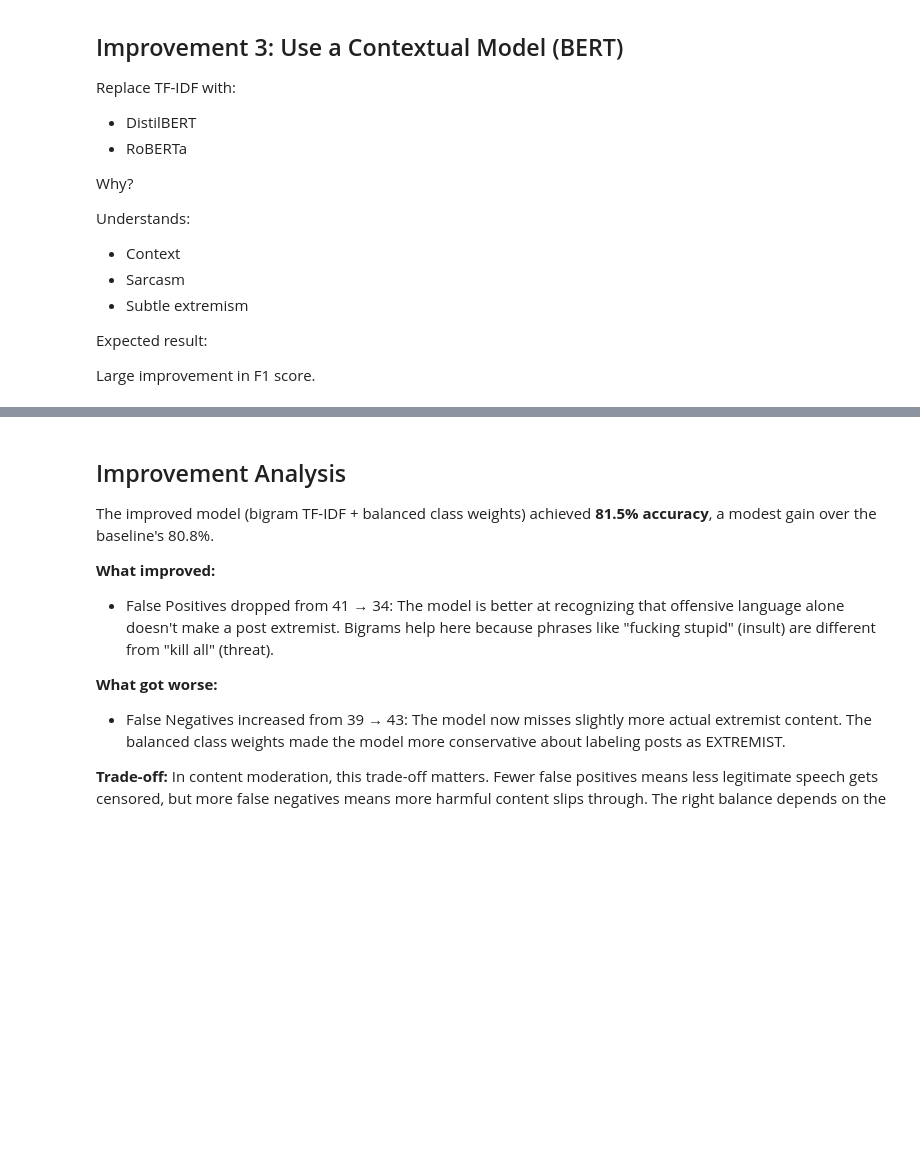
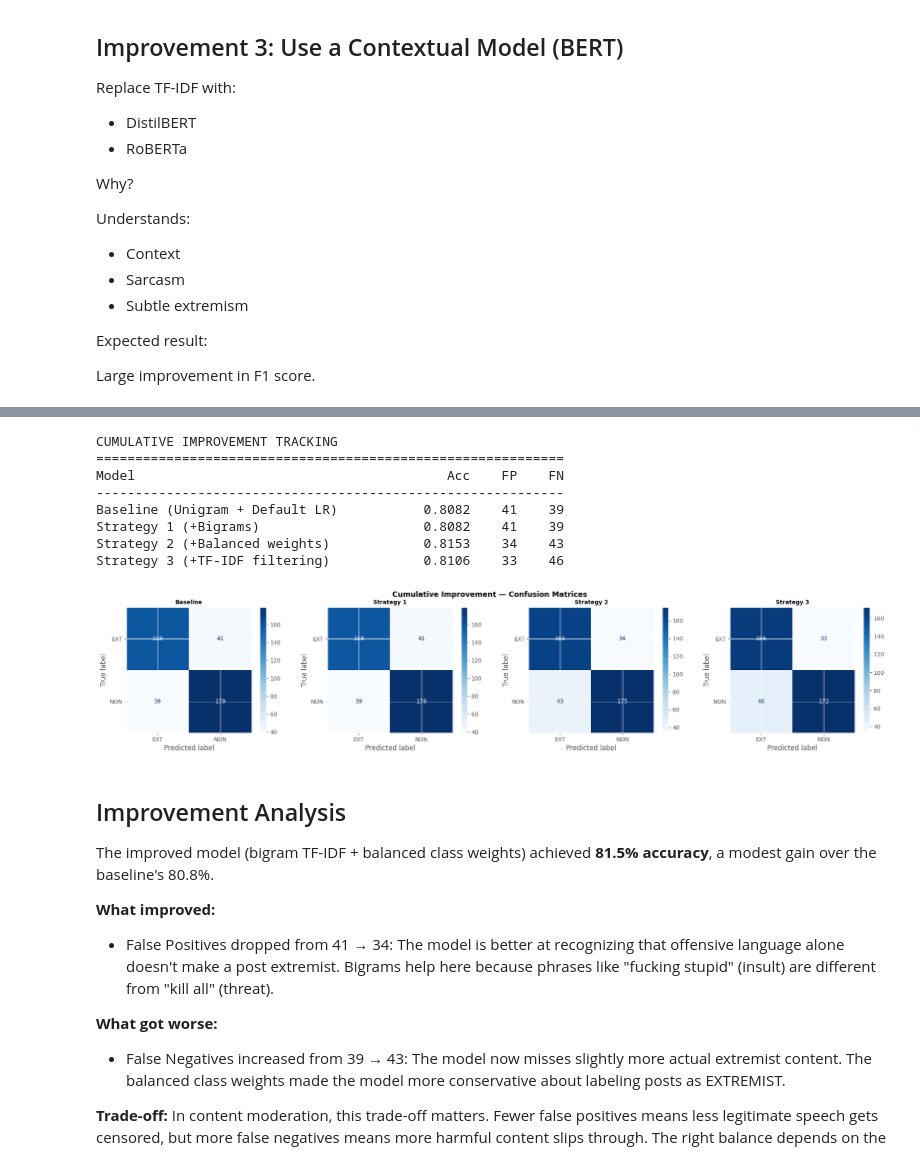
Before and after one commit to AdeiTech-star/04-637-Mobile-Big-Data-Analytics-and-Management, a Jupyter notebook: HealthCareGroup_assignment2.ipynb, the cells around one changed output, grey strips where cells are left out. Saved outputs shown, nothing was run; the diff lists cells and outputs as text; code cells hidden in the pictures; blank space fills up the shorter version.

```diff
--- a/HealthCareGroup_assignment2.ipynb
+++ b/HealthCareGroup_assignment2.ipynb
@@ -1881,0 +1811,17 @@ Overall Accuracy                                  0.8082     0.8153
+# %%
+# ============================================================
+# STRATEGY 2: Add balanced class weights (applied to Strategy 1)
+# ============================================================
+print("STRATEGY 2: Adding balanced class weights (on top of Strategy 1)")
+print("=" * 50)
+print("Change: class_weight=None → class_weight='balanced'")
+print("Why: Gives more weight to the minority class (EXTREMIST),")
+print("     potentially reducing missed extremist content (False Negatives).\n")
+
+lr_s2 = LogisticRegression(class_weight='balanced')  # added balanced weights
+lr_s2.fit(X_train_s1, y_train)  # same bigram features from Strategy 1
+y_val_pred_s2 = lr_s2.predict(X_val_s1)
+
+print(f"Training accuracy:   {lr_s2.score(X_train_s1, y_train):.4f}")
+print(f"Validation accuracy: {lr_s2.score(X_val_s1, y_val):.4f}")
+print(classification_report(y_val, y_val_pred_s2))
@@ -1882,3 +1887,46 @@ Overall Accuracy                                  0.8082     0.8153
+# %%
+# ============================================================
+# CUMULATIVE COMPARISON
+# ============================================================
+print("CUMULATIVE IMPROVEMENT TRACKING")
+print("=" * 60)
+
+models = {
+    'Baseline (Unigram + Default LR)': y_val_pred,
+    'Strategy 1 (+Bigrams)': y_val_pred_s1,
+    'Strategy 2 (+Balanced weights)': y_val_pred_s2,
+    'Strategy 3 (+TF-IDF filtering)': y_val_pred_s3,
+}
+
+print(f"{'Model':<40} {'Acc':>7} {'FP':>5} {'FN':>5}")
+print("-" * 60)
+for name, preds in models.items():
+    cm = confusion_matrix(y_val, preds)
+    tn, fp, fn, tp = cm.ravel()
+    acc = (tp + tn) / len(y_val)
+    print(f"{name:<40} {acc:>7.4f} {fp:>5} {fn:>5}")
+
+# Confusion matrices side by side
+fig, axes = plt.subplots(1, 4, figsize=(20, 4))
+for ax, (name, preds) in zip(axes, models.items()):
+    cm = confusion_matrix(y_val, preds)
+    ConfusionMatrixDisplay(confusion_matrix=cm, display_labels=['EXT', 'NON']).plot(ax=ax, cmap='Blues', values_format='d')
+    short_name = name.split('(')[0].strip()
+    ax.set_title(short_name, fontsize=10, fontweight='bold')
+
+plt.suptitle('Cumulative Improvement — Confusion Matrices', fontsize=13, fontweight='bold')
+plt.tight_layout()
+plt.show()
+# %% [output]
+CUMULATIVE IMPROVEMENT TRACKING
+============================================================
+Model                                        Acc    FP    FN
+------------------------------------------------------------
+Baseline (Unigram + Default LR)           0.8082    41    39
+Strategy 1 (+Bigrams)                     0.8082    41    39
+Strategy 2 (+Balanced weights)            0.8153    34    43
+Strategy 3 (+TF-IDF filtering)            0.8106    33    46
+[figure, added]
 # %% [markdown]
 ## Improvement Analysis
 
```
Also changed, not shown: parts of 6 cells of this notebook.
